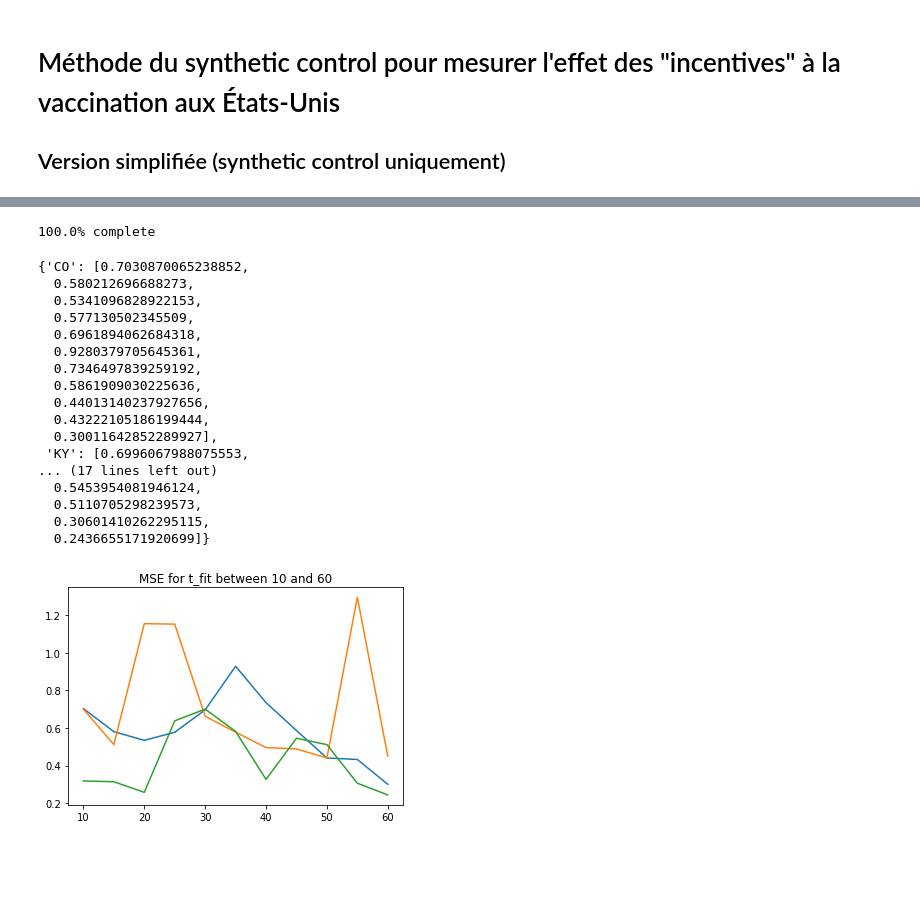
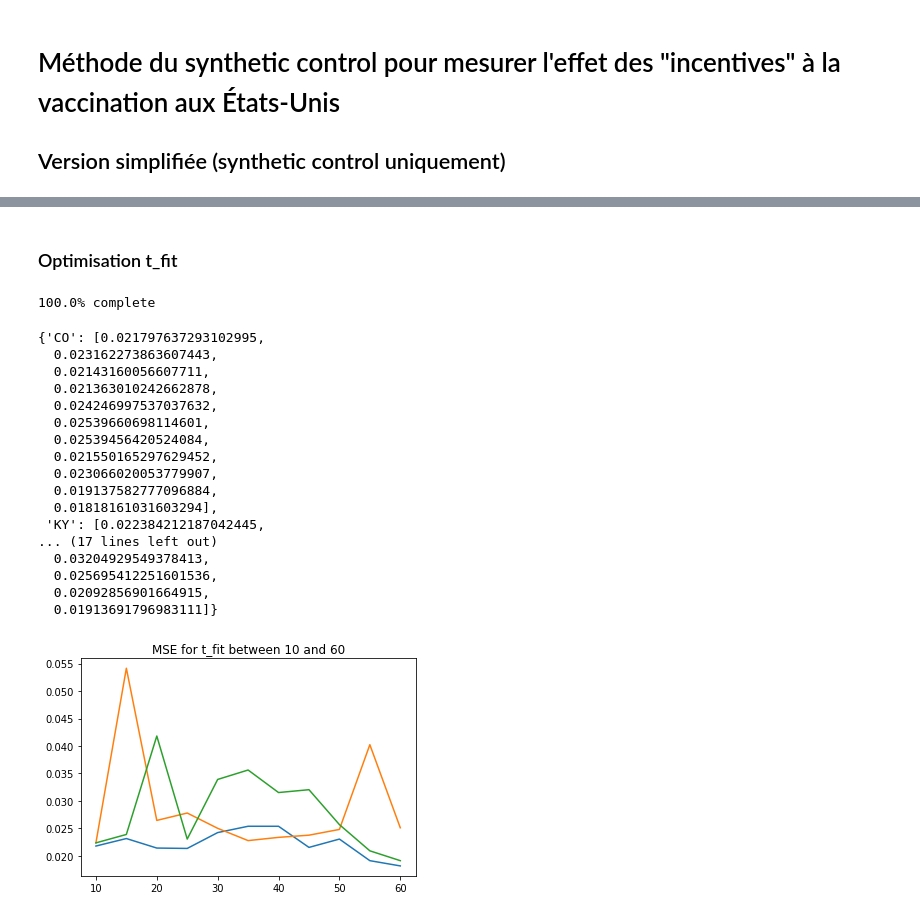
Before and after one commit to LucasLeforestier/IncentivesCovid, a Jupyter notebook: inc_syn_states_simplified.ipynb, the cells around one changed output, grey strips where cells are left out. Cells and saved outputs as stored; diff of their text form; code cells hidden in the pictures; blank space fills up the shorter version.

```diff
--- a/inc_syn_states_simplified.ipynb
+++ b/inc_syn_states_simplified.ipynb
@@ -375,41 +480,43 @@ V = synthetic(ls_dose1, state_vector_scaled, t_fit=30, t_test=0, classe="Pop", p
+# %% [markdown]
+### Optimisation t_fit
 # %%
-from sklearn.metrics import mean_squared_error
+# from sklearn.metrics import mean_absolute_percentage_error
 
-fit_lengths = range(10,65,5)
-states_choice = ["CO", "KY", "OH"]
-fit_results = {X:[] for X in states_choice}
+# fit_lengths = range(10,65,5)
+# states_choice = ["CO", "KY", "OH"]
+# fit_results = {X:[] for X in states_choice}
 
-for t_fit in fit_lengths:
-    print("t_fit = ",t_fit,end="\r")
-    V = synthetic(ls_dose1, state_vector_scaled, states_choice=states_choice, t_fit=t_fit, t_test=0, classe="Pop", plot=False)
-    for X in states_choice:
-        t0 = inc_t0["Pop"][X]
-        err = mean_squared_error(ls_dose1["Pop"][X][:t0],y1_prediction[X][:t0])
-        fit_results[X].append(err)
+# for t_fit in fit_lengths:
+#     print("t_fit = ",t_fit,end="\r")
+#     V = synthetic(ls_dose1, state_vector_scaled, states_choice=states_choice, t_fit=t_fit, t_test=0, classe="All", plot=False)
+#     for X in states_choice:
+#         t0 = inc_t0["All"][X]
+#         err = mean_absolute_percentage_error(ls_dose1["All"][X][:t0],y1_prediction[X][:t0])
+#         fit_results[X].append(err)
 
-fit_results
+# fit_results
 # %% [output]
 100.0% complete
-{'CO': [0.7030870065238852,
-  0.580212696688273,
-  0.5341096828922153,
-  0.577130502345509,
-  0.6961894062684318,
-  0.9280379705645361,
-  0.7346497839259192,
-  0.5861909030225636,
-  0.44013140237927656,
-  0.43222105186199444,
-  0.30011642852289927],
- 'KY': [0.6996067988075553,
+{'CO': [0.021797637293102995,
+  0.023162273863607443,
+  0.02143160056607711,
+  0.021363010242662878,
+  0.024246997537037632,
+  0.02539660698114601,
+  0.02539456420524084,
+  0.021550165297629452,
+  0.023066020053779907,
+  0.019137582777096884,
+  0.01818161031603294],
+ 'KY': [0.022384212187042445,
 ... (17 lines left out)
-  0.5453954081946124,
-  0.5110705298239573,
-  0.30601410262295115,
-  0.2436655171920699]}
+  0.03204929549378413,
+  0.025695412251601536,
+  0.02092856901664915,
+  0.01913691796983111]}
 # %%
-plt.plot(fit_lengths, pd.DataFrame(fit_results))
-plt.title("MSE for t_fit between 10 and 60")
-plt.show()
+# plt.plot(fit_lengths, pd.DataFrame(fit_results))
+# plt.title("MSE for t_fit between 10 and 60")
+# plt.show()
 # %% [output]
-[figure, old version]
+[figure, new version]
```
Also changed, not shown: parts of 10 cells of this notebook, 35 other files.
